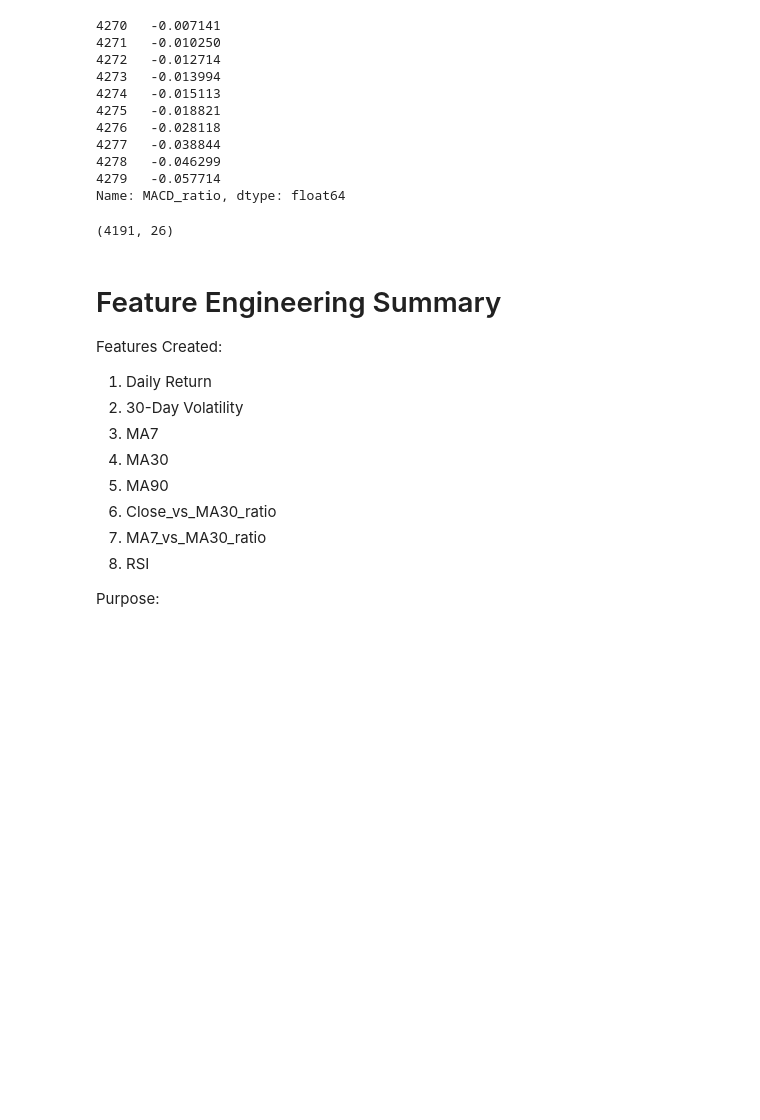
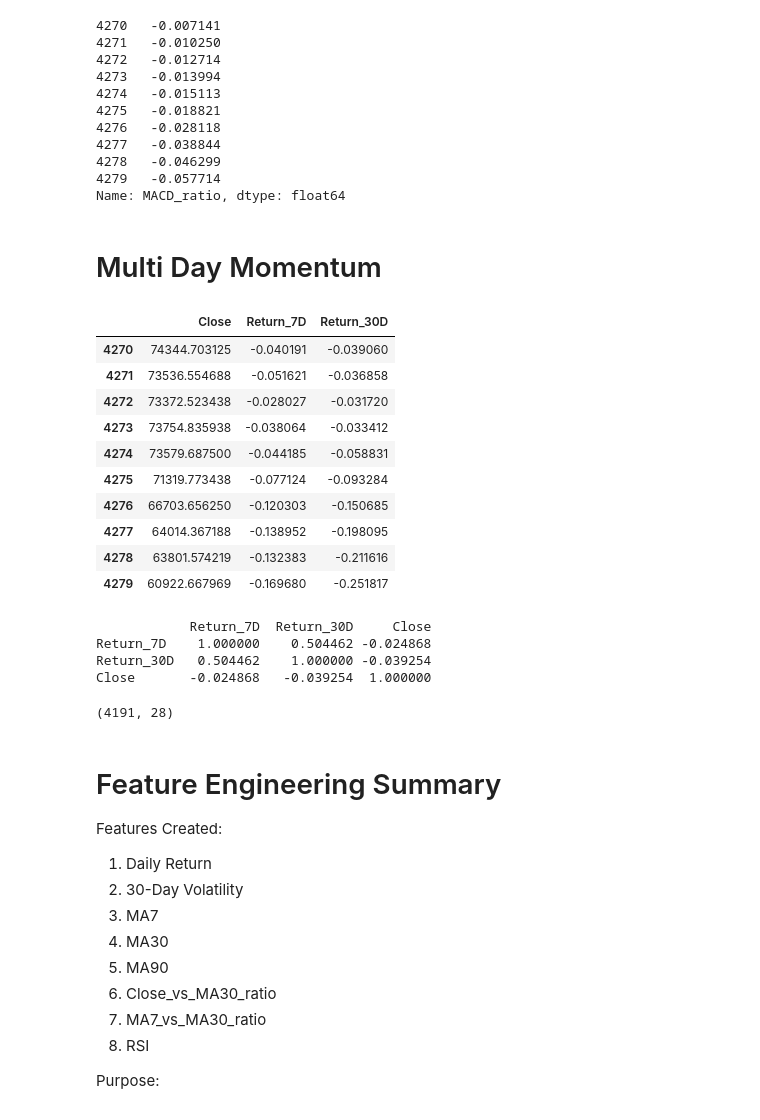
Before and after one commit to mugdhajha/Bitcoin-market-analysis, a Jupyter notebook: notebooks/feature_engineering.ipynb, the cells around one changed output. Drawn from its saved outputs; the diff is of its cells as text; code cells hidden in the pictures; blank space fills up the shorter version.

Commit message:
added multi day momentum feature

```diff
--- a/notebooks/feature_engineering.ipynb
+++ b/notebooks/feature_engineering.ipynb
@@ -215,11 +215,38 @@ df["MACD_ratio"].tail(10)
 4278   -0.046299
 4279   -0.057714
 Name: MACD_ratio, dtype: float64
+# %% [markdown]
+# Multi Day Momentum
+# %%
+df["Return_7D"]=df["Close"].pct_change(7)
+df["Return_30D"]=df["Close"].pct_change(30)
+# %%
+df[["Close","Return_7D","Return_30D"]].tail(10)
+# %% [output]
+|  | Close | Return_7D | Return_30D |
+| 4270 | 74344.703125 | -0.040191 | -0.039060 |
+| 4271 | 73536.554688 | -0.051621 | -0.036858 |
+| 4272 | 73372.523438 | -0.028027 | -0.031720 |
+| 4273 | 73754.835938 | -0.038064 | -0.033412 |
+| 4274 | 73579.687500 | -0.044185 | -0.058831 |
+| 4275 | 71319.773438 | -0.077124 | -0.093284 |
+| 4276 | 66703.656250 | -0.120303 | -0.150685 |
+| 4277 | 64014.367188 | -0.138952 | -0.198095 |
+| 4278 | 63801.574219 | -0.132383 | -0.211616 |
+| 4279 | 60922.667969 | -0.169680 | -0.251817 |
+# %%
+corr=df[["Return_7D","Return_30D","Close"]].corr()
+print(corr)
+# %% [output]
+            Return_7D  Return_30D     Close
+Return_7D    1.000000    0.504462 -0.024868
+Return_30D   0.504462    1.000000 -0.039254
+Close       -0.024868   -0.039254  1.000000
 # %%
 df_ml = df.dropna().copy()
 df_ml.shape
 # %% [output]
-(4191, 26)
+(4191, 28)
 # %%
 df_ml.to_csv(
     "../data/processed/bitcoin_features.csv",
```
Also changed, not shown: 3 other files.
